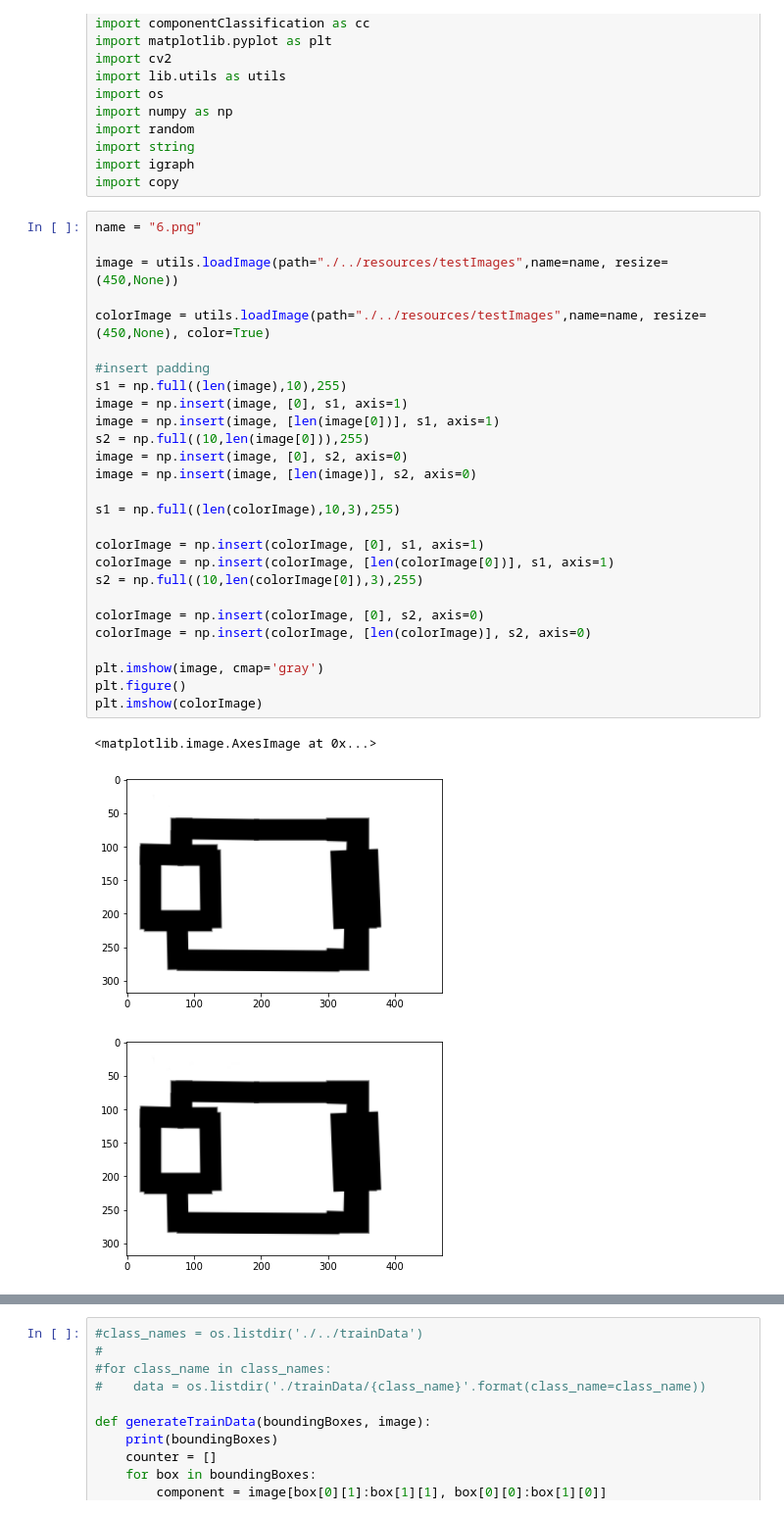
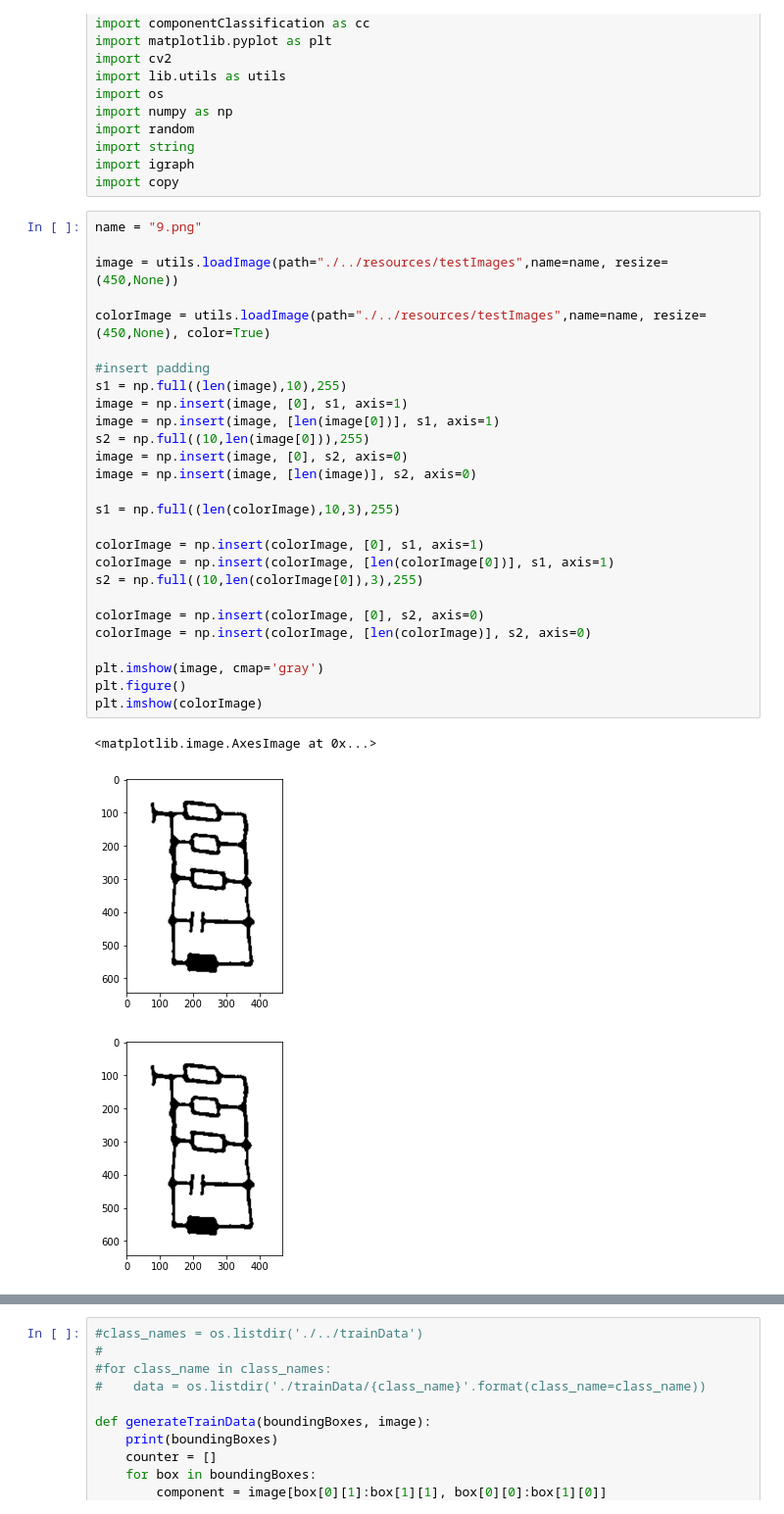
Before and after one commit to Chris022/smarter-circuits, a Jupyter notebook: src/main.ipynb, the cells around one changed output, grey strips where cells are left out. Shown at 98% size. Saved outputs shown, nothing was run; the diff lists cells and outputs as text.

```diff
--- a/src/main.ipynb
+++ b/src/main.ipynb
@@ -18,33 +18,33 @@ import string
 import igraph
 import copy
 # %%
-name = "6.png"
+name = "9.png"
 
 image = utils.loadImage(path="./../resources/testImages",name=name, resize=(450,None))
 
 colorImage = utils.loadImage(path="./../resources/testImages",name=name, resize=(450,None), color=True)
 
 #insert padding
 s1 = np.full((len(image),10),255)
 image = np.insert(image, [0], s1, axis=1)
 image = np.insert(image, [len(image[0])], s1, axis=1)
 s2 = np.full((10,len(image[0])),255)
 image = np.insert(image, [0], s2, axis=0)
 image = np.insert(image, [len(image)], s2, axis=0)
 
 s1 = np.full((len(colorImage),10,3),255)
 
 colorImage = np.insert(colorImage, [0], s1, axis=1)
 colorImage = np.insert(colorImage, [len(colorImage[0])], s1, axis=1)
 s2 = np.full((10,len(colorImage[0]),3),255)
 
 colorImage = np.insert(colorImage, [0], s2, axis=0)
 colorImage = np.insert(colorImage, [len(colorImage)], s2, axis=0)
 
 plt.imshow(image, cmap='gray')
 plt.figure()
 plt.imshow(colorImage)
 # %% [output]
 <matplotlib.image.AxesImage at 0x...>
-[figure, old version]
+[figure, new version]
-[figure, old version]
+[figure, new version]
```
Also changed, not shown: parts of 9 cells of this notebook, 2 other files.
